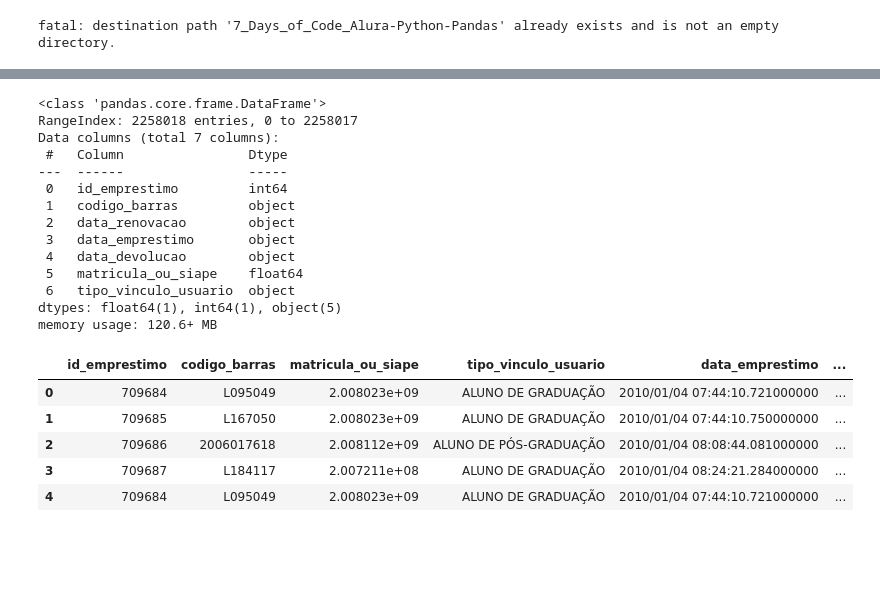
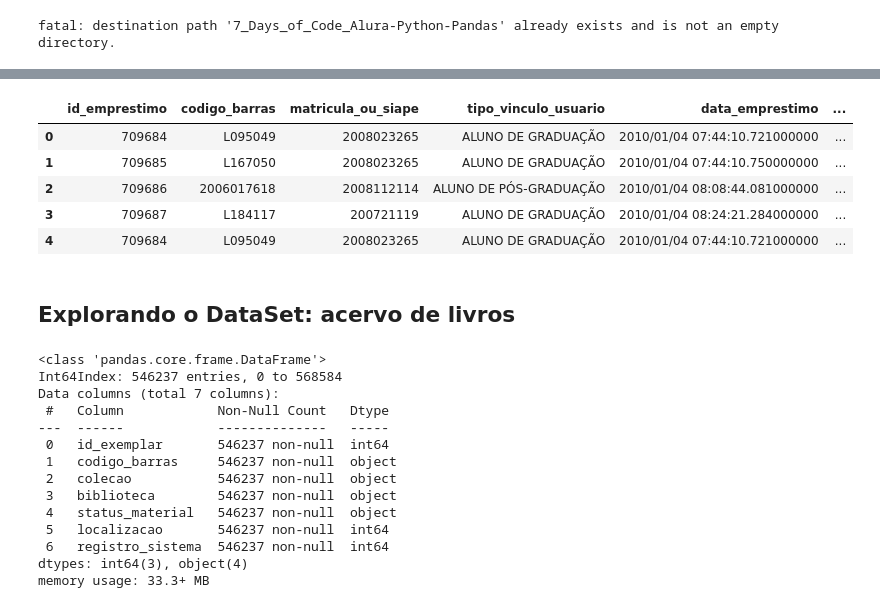
Before and after one commit to Pires1789/7daysofcode_acervo-biblioteca, a Jupyter notebook: Desafio7DaysofCode.ipynb, the cells around one changed output, grey strips where cells are left out. Cells and saved outputs as stored; diff of their text form; code cells hidden in the pictures; blank space fills up the shorter version.

```diff
--- a/Desafio7DaysofCode.ipynb
+++ b/Desafio7DaysofCode.ipynb
@@ -97,31 +124,33 @@ df_emprestimos = pd.concat([df1, df2, df3, df4, df5, df6, df7, df8, df9, df10,
+# %%
+#Alterando tipo de dados.
+
+df_emprestimos['matricula_ou_siape'] = df_emprestimos['matricula_ou_siape'].astype(str).str.rstrip('.0')
+df_emprestimos['id_emprestimo'] = df_emprestimos['id_emprestimo'].astype(str)
+
+df_emprestimos.head()
+# %% [output]
+|  | id_emprestimo | codigo_barras | matricula_ou_siape | tipo_vinculo_usuario | data_emprestimo | ... |
+| 0 | 709684 | L095049 | 2008023265 | ALUNO DE GRADUAÇÃO | 2010/01/04 07:44:10.721000000 | ... |
+| 1 | 709685 | L167050 | 2008023265 | ALUNO DE GRADUAÇÃO | 2010/01/04 07:44:10.750000000 | ... |
+| 2 | 709686 | 2006017618 | 2008112114 | ALUNO DE PÓS-GRADUAÇÃO | 2010/01/04 08:08:44.081000000 | ... |
+| 3 | 709687 | L184117 | 200721119 | ALUNO DE GRADUAÇÃO | 2010/01/04 08:24:21.284000000 | ... |
+| 4 | 709684 | L095049 | 2008023265 | ALUNO DE GRADUAÇÃO | 2010/01/04 07:44:10.721000000 | ... |
+# %% [markdown]
+## Explorando o DataSet: acervo de livros
 # %%
-df_emprestimos.info()
+df_exemplares.info()
 # %% [output]
 <class 'pandas.core.frame.DataFrame'>
-RangeIndex: 2258018 entries, 0 to 2258017
+Int64Index: 546237 entries, 0 to 568584
 Data columns (total 7 columns):
- #   Column                Dtype
----  ------                -----
- 0   id_emprestimo         int64
- 1   codigo_barras         object
- 2   data_renovacao        object
- 3   data_emprestimo       object
- 4   data_devolucao        object
- 5   matricula_ou_siape    float64
- 6   tipo_vinculo_usuario  object
-dtypes: float64(1), int64(1), object(5)
-memory usage: 120.6+ MB
+ #   Column            Non-Null Count   Dtype
+---  ------            --------------   -----
+ 0   id_exemplar       546237 non-null  int64
+ 1   codigo_barras     546237 non-null  object
+ 2   colecao           546237 non-null  object
+ 3   biblioteca        546237 non-null  object
+ 4   status_material   546237 non-null  object
+ 5   localizacao       546237 non-null  int64
+ 6   registro_sistema  546237 non-null  int64
+dtypes: int64(3), object(4)
+memory usage: 33.3+ MB
-# %%
-#Estou organizando as colunas para que facilite a leitura.
-
-nova_ordem_colunas = ['id_emprestimo', 'codigo_barras', 'matricula_ou_siape', 'tipo_vinculo_usuario', 'data_emprestimo',
-                      'data_renovacao', 'data_devolucao']
-df_emprestimos = df_emprestimos[nova_ordem_colunas]
-df_emprestimos.head()
-# %% [output]
-|  | id_emprestimo | codigo_barras | matricula_ou_siape | tipo_vinculo_usuario | data_emprestimo | ... |
-| 0 | 709684 | L095049 | 2.008023e+09 | ALUNO DE GRADUAÇÃO | 2010/01/04 07:44:10.721000000 | ... |
-| 1 | 709685 | L167050 | 2.008023e+09 | ALUNO DE GRADUAÇÃO | 2010/01/04 07:44:10.750000000 | ... |
-| 2 | 709686 | 2006017618 | 2.008112e+09 | ALUNO DE PÓS-GRADUAÇÃO | 2010/01/04 08:08:44.081000000 | ... |
-| 3 | 709687 | L184117 | 2.007211e+08 | ALUNO DE GRADUAÇÃO | 2010/01/04 08:24:21.284000000 | ... |
-| 4 | 709684 | L095049 | 2.008023e+09 | ALUNO DE GRADUAÇÃO | 2010/01/04 07:44:10.721000000 | ... |
```
Also changed, not shown: parts of 9 cells of this notebook.
